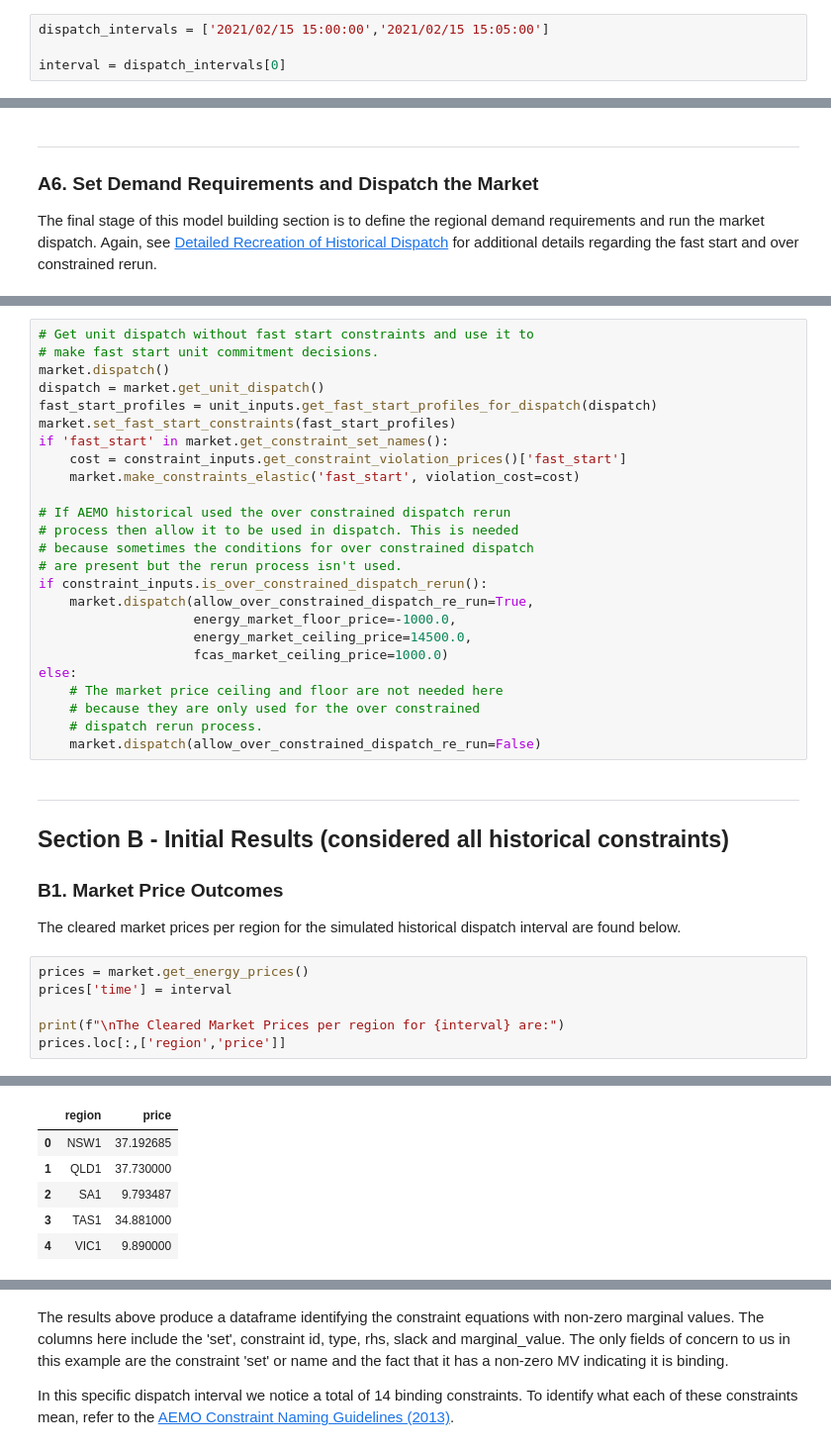
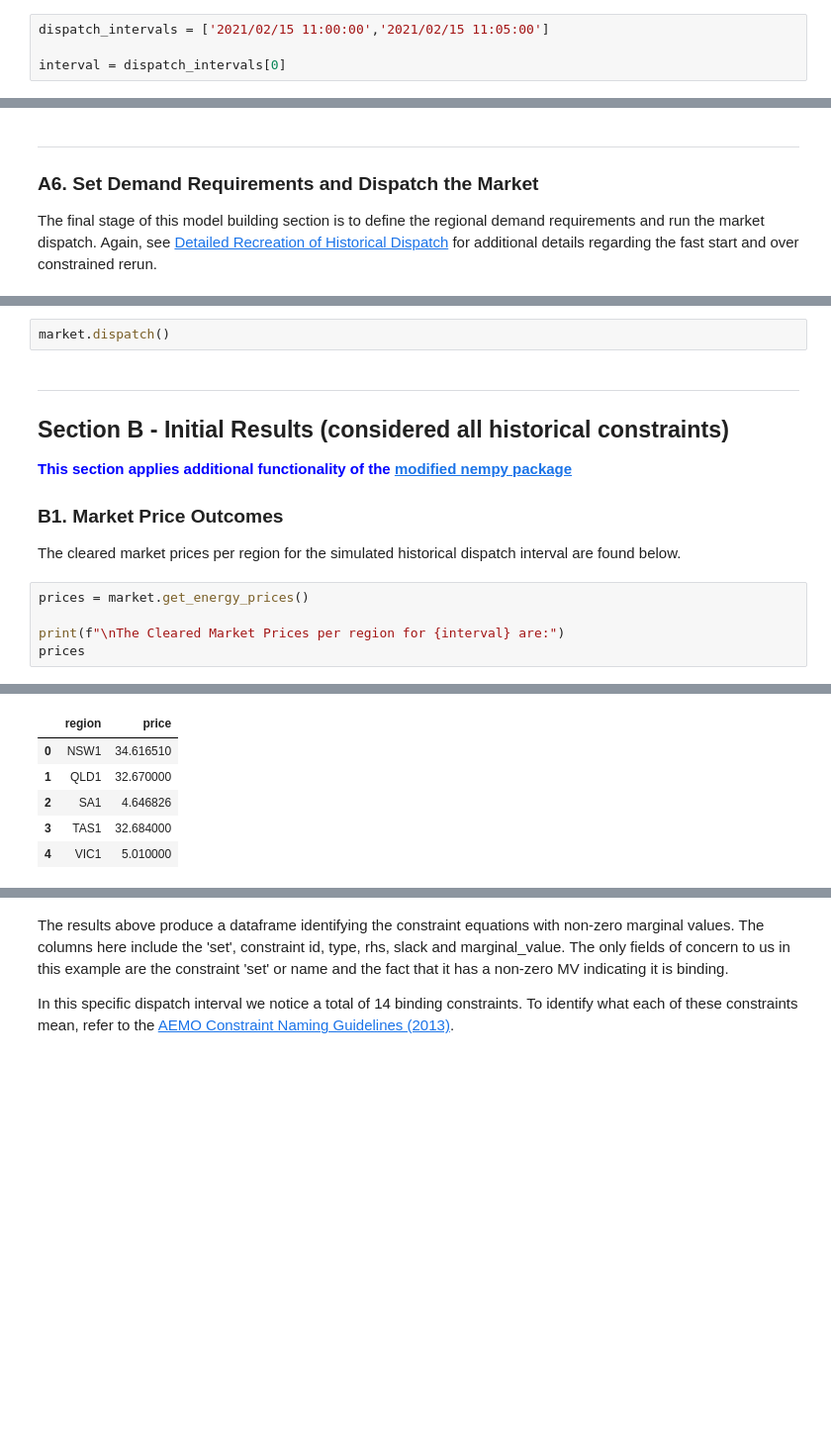
Before and after one commit to dec-heim/Constraints-Analysis, a Jupyter notebook: nempy_constraints_analysis_example_draft.ipynb, the cells around one changed output, grey strips where cells are left out. Shown at 99% size. Saved outputs shown, nothing was run; the diff lists cells and outputs as text; blank space fills up the shorter version.

```diff
--- a/nempy_constraints_analysis_example_draft.ipynb
+++ b/nempy_constraints_analysis_example_draft.ipynb
@@ -122,7 +116,7 @@ For this specific example, we will look at one specific dispatch interval for **
 
 Once the interval has been defined, the subsequent functions are called to load the respective data from our previously downloaded database.
 # %%
-dispatch_intervals = ['2021/02/15 15:00:00','2021/02/15 15:05:00']
+dispatch_intervals = ['2021/02/15 11:00:00','2021/02/15 11:05:00']
 
 interval = dispatch_intervals[0]
 # %%
@@ -366,37 +305,14 @@ The Demand to be met for 2021/02/15 15:00:00 is:
-# %%
-# Get unit dispatch without fast start constraints and use it to
-# make fast start unit commitment decisions.
-market.dispatch()
-dispatch = market.get_unit_dispatch()
-fast_start_profiles = unit_inputs.get_fast_start_profiles_for_dispatch(dispatch)
-market.set_fast_start_constraints(fast_start_profiles)
-if 'fast_start' in market.get_constraint_set_names():
-    cost = constraint_inputs.get_constraint_violation_prices()['fast_start']
-    market.make_constraints_elastic('fast_start', violation_cost=cost)
-
-# If AEMO historical used the over constrained dispatch rerun
-# process then allow it to be used in dispatch. This is needed
-# because sometimes the conditions for over constrained dispatch
-# are present but the rerun process isn't used.
-if constraint_inputs.is_over_constrained_dispatch_rerun():
-    market.dispatch(allow_over_constrained_dispatch_re_run=True,
-                    energy_market_floor_price=-1000.0,
-                    energy_market_ceiling_price=14500.0,
-                    fcas_market_ceiling_price=1000.0)
-else:
-    # The market price ceiling and floor are not needed here
-    # because they are only used for the over constrained
-    # dispatch rerun process.
-    market.dispatch(allow_over_constrained_dispatch_re_run=False)
+# %%
+market.dispatch()
 # %% [markdown]
 ---
 ## Section B - Initial Results (considered all historical constraints)
+<b><font color=blue>This section applies additional functionality of the [modified nempy package](https://github.com/dec-heim/nempy_constraints_v1)</font></b>
 ### B1. Market Price Outcomes
 The cleared market prices per region for the simulated historical dispatch interval are found below.
 # %%
 prices = market.get_energy_prices()
-prices['time'] = interval
 
 print(f"\nThe Cleared Market Prices per region for {interval} are:")
-prices.loc[:,['region','price']]
+prices
 # %% [output]
@@ -404,9 +320,9 @@ The Cleared Market Prices per region for 2021/02/15 15:00:00 are:
 |  | region | price |
-| 0 | NSW1 | 37.192685 |
-| 1 | QLD1 | 37.730000 |
-| 2 | SA1 | 9.793487 |
-| 3 | TAS1 | 34.881000 |
-| 4 | VIC1 | 9.890000 |
+| 0 | NSW1 | 34.616510 |
+| 1 | QLD1 | 32.670000 |
+| 2 | SA1 | 4.646826 |
+| 3 | TAS1 | 32.684000 |
+| 4 | VIC1 | 5.010000 |
 # %% [markdown]
 ---
 
```
Also changed, not shown: parts of 45 cells of this notebook.
